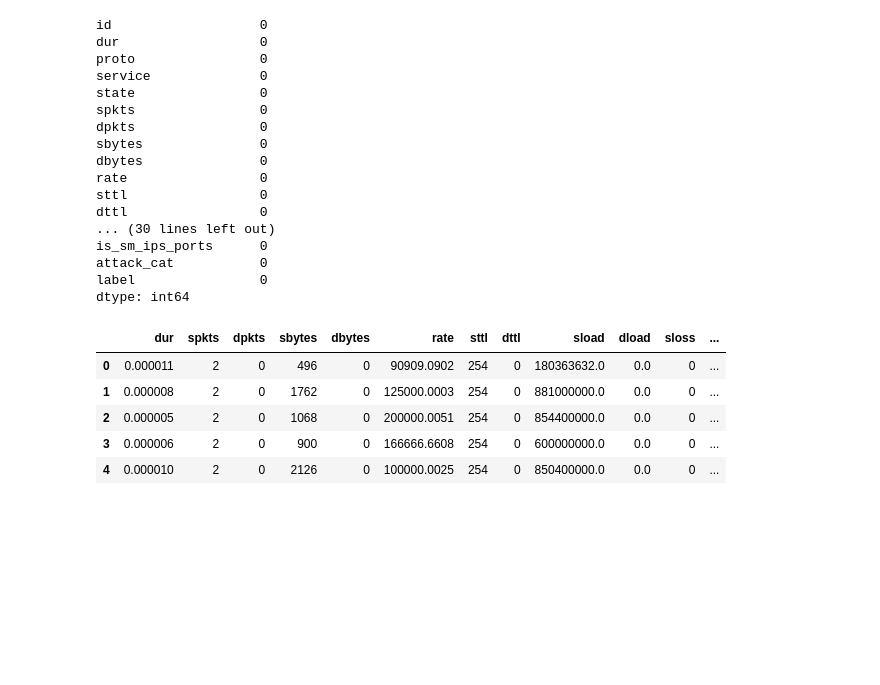
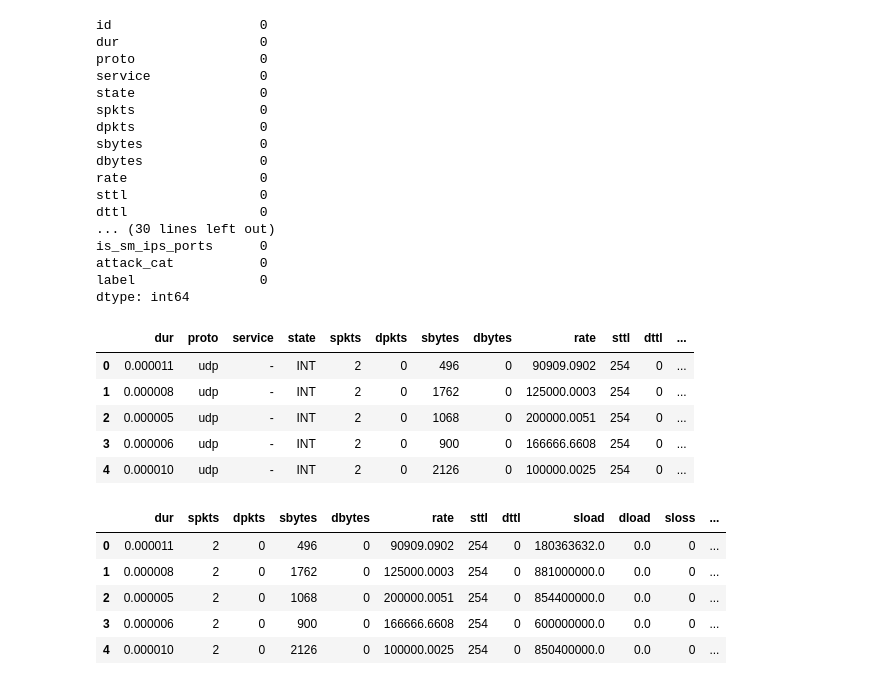
Before and after one commit to BanishedWay/paper_reproduction, a Jupyter notebook: BEGAN/data.ipynb, the cells around one changed output. Cells and saved outputs as stored; diff of their text form; code cells hidden in the pictures; blank space fills up the shorter version.

```diff
--- a/BEGAN/data.ipynb
+++ b/BEGAN/data.ipynb
@@ -84,5 +84,14 @@ dtype: int64
 data.drop('id',axis=1,inplace=True)
 data.drop('label',axis=1,inplace=True)
+# %%
+data.head()
+# %% [output]
+|  | dur | proto | service | state | spkts | dpkts | sbytes | dbytes | rate | sttl | dttl | ... |
+| 0 | 0.000011 | udp | - | INT | 2 | 0 | 496 | 0 | 90909.0902 | 254 | 0 | ... |
+| 1 | 0.000008 | udp | - | INT | 2 | 0 | 1762 | 0 | 125000.0003 | 254 | 0 | ... |
+| 2 | 0.000005 | udp | - | INT | 2 | 0 | 1068 | 0 | 200000.0051 | 254 | 0 | ... |
+| 3 | 0.000006 | udp | - | INT | 2 | 0 | 900 | 0 | 166666.6608 | 254 | 0 | ... |
+| 4 | 0.000010 | udp | - | INT | 2 | 0 | 2126 | 0 | 100000.0025 | 254 | 0 | ... |
 # %%
 def one_hot_encode(data, column):
     dummies = pd.get_dummies(data[column], prefix=column)
```
Also changed, not shown: parts of 6 cells of this notebook.
